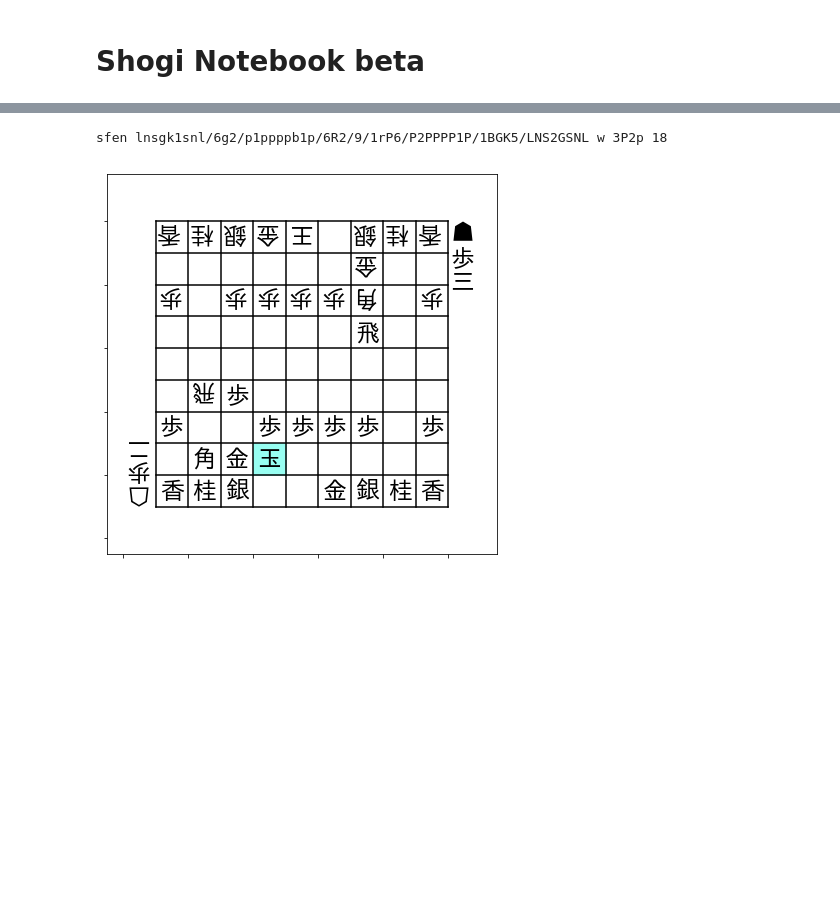
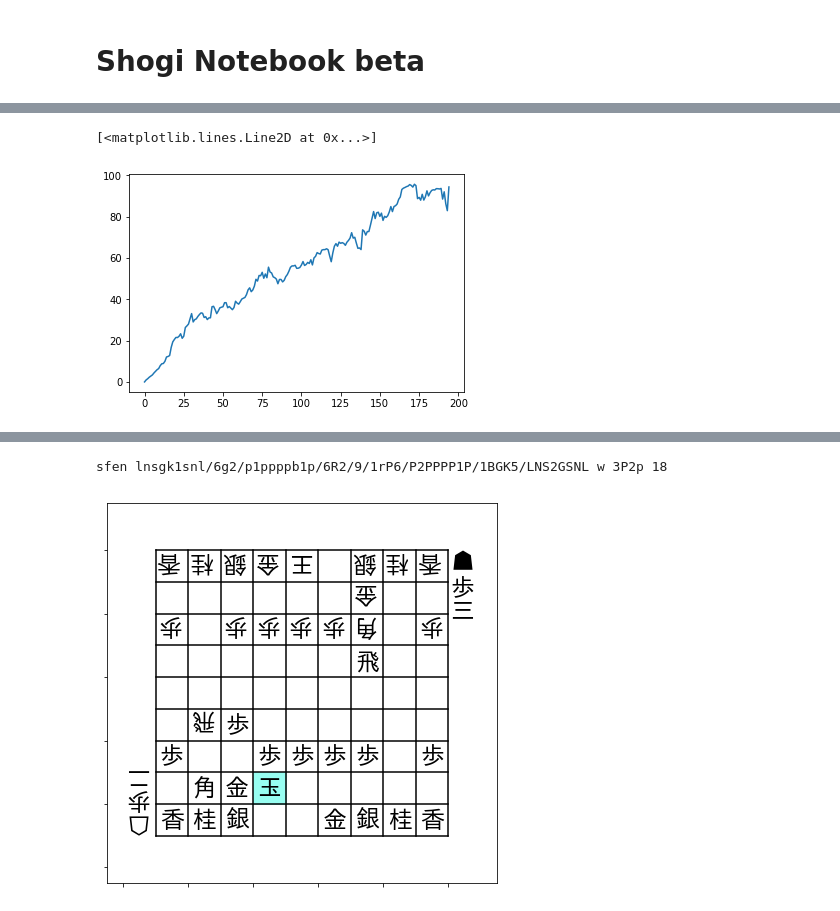
Before and after one commit to tibigame/HandicappedRook, a Jupyter notebook: tool/Shogi Notebook/Shogi Notebook.ipynb, the cells around one changed output, grey strips where cells are left out. Drawn from its saved outputs; the diff is of its cells as text; code cells hidden in the pictures; blank space fills up the shorter version.

```diff
--- a/tool/Shogi Notebook/Shogi Notebook.ipynb
+++ b/tool/Shogi Notebook/Shogi Notebook.ipynb
@@ -87,3 +135,10 @@ bestmove: 8f8b
+# %%
+import matplotlib.pyplot as plt
+%matplotlib inline
+plt.plot(kifu.stat_progress) # 進行度のグラフを出してみる
+# %% [output]
+[<matplotlib.lines.Line2D at 0x...>]
+[figure, added]
 # %%
 # 駒を移動させるサンプル
 from Board import Board
```
Also changed, not shown: parts of 6 cells of this notebook, 2 other files.
